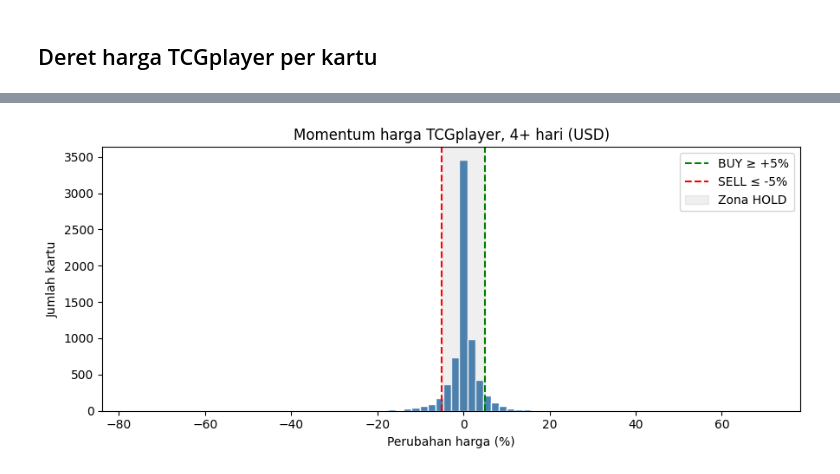
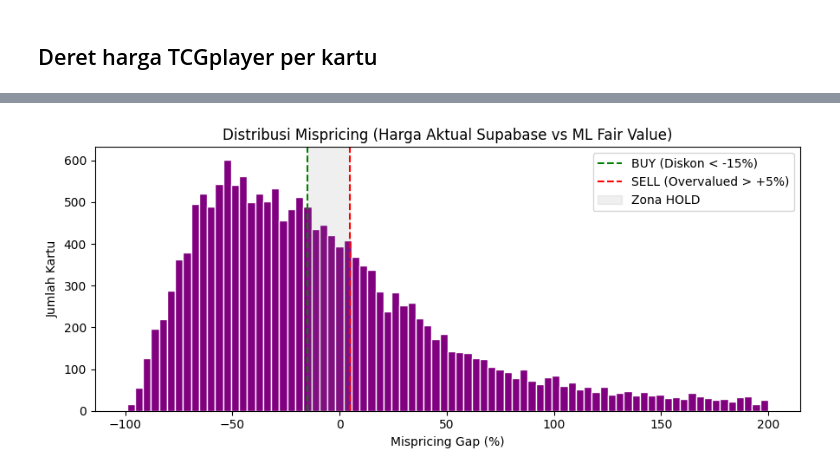
Before and after one commit to Bejochan/pokemon-card-value-analytic-tool, a Jupyter notebook: backend/notebooks/forecasting_model.ipynb, the cells around one changed output, grey strips where cells are left out. Cells and saved outputs as stored; diff of their text form; code cells hidden in the pictures.

Commit message:
feat: coba model sinyal dan harga

```diff
--- a/backend/notebooks/forecasting_model.ipynb
+++ b/backend/notebooks/forecasting_model.ipynb
@@ -137,42 +144,71 @@ Name: count, dtype: int64
 # %%
-import matplotlib.pyplot as plt   # taruh di Cell 1 kalau mau rapi
+import pandas as pd
+import numpy as np
+import matplotlib.pyplot as plt
+from sklearn.ensemble import RandomForestRegressor
 
-HOLD_LOW, HOLD_HIGH = -5.0, 5.0    # zona HOLD (% perubahan sejak titik pertama)
-MIN_PRICE     = 1.0                # USD
-MIN_DAYS      = 4
-OUTLIER_RATIO = 3.0                # perubahan >3× naik atau turun → cek manual
-
+# 1. Dapatkan harga terakhir (last_price) dari Supabase
 latest = df_all["recorded_date"].max()
-g = (df_all.dropna(subset=["price_usd"]).sort_values(["card_id", "recorded_date"])
-     .groupby("card_id"))
+g = (df_all.dropna(subset=["price_usd"]).sort_values(["card_id", "recorded_date"]).groupby("card_id"))
 mom = g.agg(n_days=("recorded_date", "nunique"), last_date=("recorded_date", "last"),
             first_price=("price_usd", "first"), last_price=("price_usd", "last"))
+mom = mom[(mom["n_days"] >= 4) & (mom["last_date"] == latest) & (mom["last_price"] > 0)].copy()
+mom["chg_pct"] = (mom["last_price"] / mom["first_price"] - 1) * 100
+mom = mom.reset_index()
 
-mom = mom[(mom["n_days"] >= MIN_DAYS) & (mom["last_date"] == latest)
-          & (mom["first_price"] > 0) & (mom["last_price"] >= MIN_PRICE)].copy()
-mom["chg_pct"] = (mom["last_price"] / mom["first_price"] - 1) * 100
+# 2. Load Data Master & Latih Model ML (Untuk Mendapatkan Fair Value)
+df_master = pd.read_csv("../dataset/pokemon_cards_dataset_cleaned.csv")
+df_master['age'] = 2024 - df_master['release_year']
+df_master['rarity_enc'] = df_master['rarity'].astype('category').cat.codes
+df_master['supertype_enc'] = df_master['supertype'].astype('category').cat.codes
+df_master['hp'] = df_master['hp'].fillna(0)
 
-mom["signal"] = np.select([mom["chg_pct"] >= HOLD_HIGH, mom["chg_pct"] <= HOLD_LOW],
-                          ["BUY", "SELL"], default="HOLD")
-bad = np.log(mom["last_price"] / mom["first_price"]).abs() > np.log(OUTLIER_RATIO)
-mom.loc[bad, "signal"] = "CEK_DATA"
+# Proses Training ML cepat (Menggunakan target Logaritma)
+df_train = df_master.dropna(subset=['effective_market_price'])
+X = df_train[['rarity_enc', 'supertype_enc', 'age', 'hp']]
+y = np.log1p(df_train['effective_market_price'])
+rf = RandomForestRegressor(n_estimators=50, random_state=42, n_jobs=-1)
+rf.fit(X, y)
 
+# 3. Gabungkan Harga Aktual Supabase dengan Tebakan ML
+mom = pd.merge(mom, df_master[['card_id', 'rarity_enc', 'supertype_enc', 'age', 'hp']], on='card_id', how='inner')
+mom['predicted_price'] = np.expm1(rf.predict(mom[['rarity_enc', 'supertype_enc', 'age', 'hp']]))
+
+# 4. ENGINE MISPRICING: (Harga Aktual - Harga ML) / Harga ML
+mom['mispricing_gap'] = (mom['last_price'] - mom['predicted_price']) / mom['predicted_price']
+
+# 5. Tetapkan Sinyal: BUY jika diskon di bawah -15%, SELL jika kemahalan di atas +5%
+mom["signal"] = np.select(
+    [mom["mispricing_gap"] < -0.15, mom["mispricing_gap"] > 0.05],
+    ["BUY", "SELL"],
+    default="HOLD"
+)
+
+# --- CETAK HASIL ---
 print(f"Kartu dinilai: {len(mom):,}")
 print(mom["signal"].value_counts())
-print("\nTop 10 naik:\n",  mom[mom.signal == "BUY"].nlargest(10, "chg_pct").round(2))
-print("\nTop 10 turun:\n", mom[mom.signal == "SELL"].nsmallest(10, "chg_pct").round(2))
 
-# ── Histogram (dipotong ±100% agar outlier tidak merusak grafik)
-plot_data = mom.loc[mom["chg_pct"].between(-100, 100), "chg_pct"]
+# Untuk Mispricing, kita mencari kartu yang Gap-nya paling negatif (Murah) untuk di-BUY
+print("\nTop 10 Potensi BUY (Diskon Paling Besar dari Harga Wajar):")
+print(mom[mom.signal == "BUY"].nsmallest(10, "mispricing_gap")[['card_id', 'last_price', 'predicted_price', 'chg_pct']].round(2))
+
+# Untuk SELL, kita mencari kartu yang Gap-nya paling positif (Kemahalan)
+print("\nTop 10 Potensi SELL (Paling Overvalued / Kemahalan):")
+print(mom[mom.signal == "SELL"].nlargest(10, "mispricing_gap")[['card_id', 'last_price', 'predicted_price', 'chg_pct']].round(2))
+
+
+# 6. HISTOGRAM DISTRIBUSI MISPRICING
+# Dipotong rentangnya (-100% s/d +200%) agar outlier ekstrim tidak merusak grafik
+plot_data = mom.loc[mom["mispricing_gap"].between(-1, 2), "mispricing_gap"] * 100
 
 fig, ax = plt.subplots(figsize=(9, 4))
-ax.hist(plot_data, bins=80, color="steelblue", edgecolor="white")
-ax.axvline(HOLD_HIGH, color="green", ls="--", label=f"BUY ≥ {HOLD_HIGH:+.0f}%")
-ax.axvline(HOLD_LOW,  color="red",   ls="--", label=f"SELL ≤ {HOLD_LOW:+.0f}%")
-ax.axvspan(HOLD_LOW, HOLD_HIGH, color="gray", alpha=0.12, label="Zona HOLD")
-ax.set_title(f"Momentum harga TCGplayer, {MIN_DAYS}+ hari (USD)")
-ax.set_xlabel("Perubahan harga (%)")
-ax.set_ylabel("Jumlah kartu")
+ax.hist(plot_data, bins=80, color="purple", edgecolor="white")
+ax.axvline(-15, color="green", ls="--", label="BUY (Diskon < -15%)")
+ax.axvline(5,  color="red",   ls="--", label="SELL (Overvalued > +5%)")
+ax.axvspan(-15, 5, color="gray", alpha=0.12, label="Zona HOLD")
+ax.set_title("Distribusi Mispricing (Harga Aktual Supabase vs ML Fair Value)")
+ax.set_xlabel("Mispricing Gap (%)")
+ax.set_ylabel("Jumlah Kartu")
 ax.legend()
 plt.tight_layout()
 plt.show()
@@ -197 +233 @@ ex13-50             5 2026-09-28         4.12        3.09   -25.00   SELL
-[figure, old version]
+[figure, new version]
```
Also changed, not shown: parts of 8 cells of this notebook.
